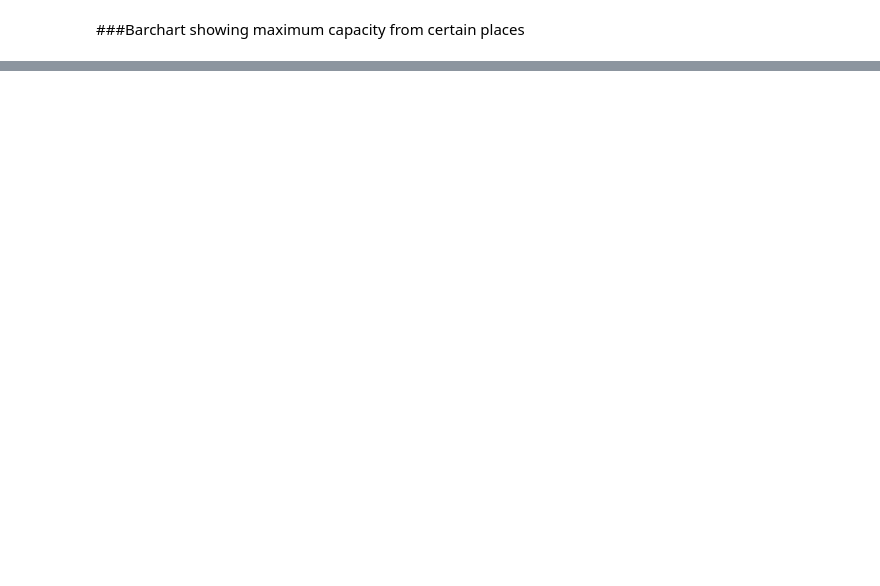
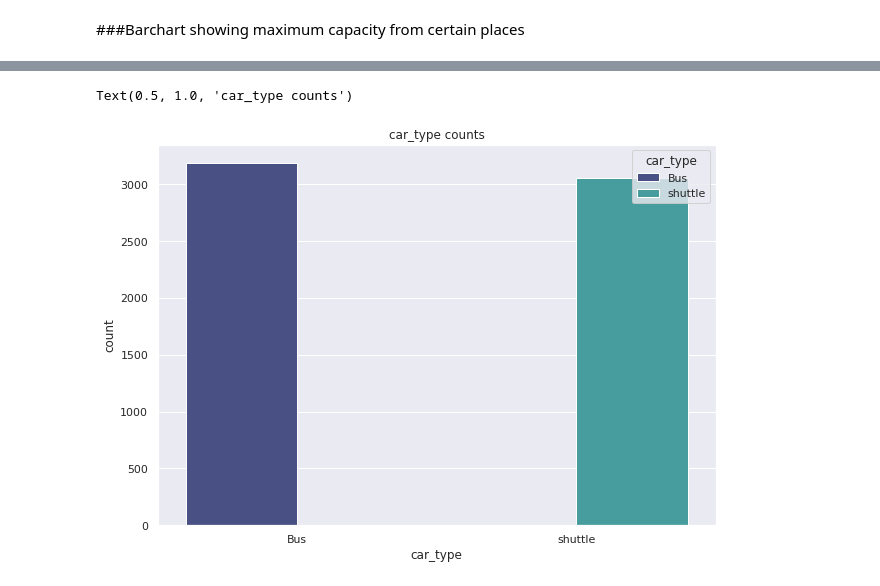
Before and after one commit to eshitalakhani/Transport-Demand-Prediction, a Jupyter notebook: Copy_of_Demand_Prediction_for_Public_Transport_Capstone_Project.ipynb, the cells around one changed output, grey strips where cells are left out. Cells and saved outputs as stored; diff of their text form; code cells hidden in the pictures; blank space fills up the shorter version.

```diff
--- a/Copy_of_Demand_Prediction_for_Public_Transport_Capstone_Project.ipynb
+++ b/Copy_of_Demand_Prediction_for_Public_Transport_Capstone_Project.ipynb
@@ -225,0 +308,9 @@ Months base travel counts
+# %%
+fig = plt.figure(figsize=(10,7))
+ax = fig.gca()
+sns.histplot(x='travel_from', data=dppt, hue='travel_from', palette='rainbow')
+sns.set_theme(style='darkgrid')
+plt.xticks(rotation=90)
+# ax.set_xlabel('travel_from')
+# ax.set_ylabel('Frequency')
+ax.set_title('travel_from counts')
@@ -225,0 +320,11 @@ Months base travel counts
+# %%
+fig = plt.figure(figsize=(10,7))
+ax = fig.gca()
+sns.countplot(x='car_type', data=dppt, hue='car_type', palette='mako')
+sns.set_theme(style='darkgrid')
+ax.set_xlabel('car_type')
+# ax.set_ylabel('Frequency')
+ax.set_title('car_type counts')
+# %% [output]
+Text(0.5, 1.0, 'car_type counts')
+[figure, added]
```
Also changed, not shown: parts of 43 cells of this notebook.
